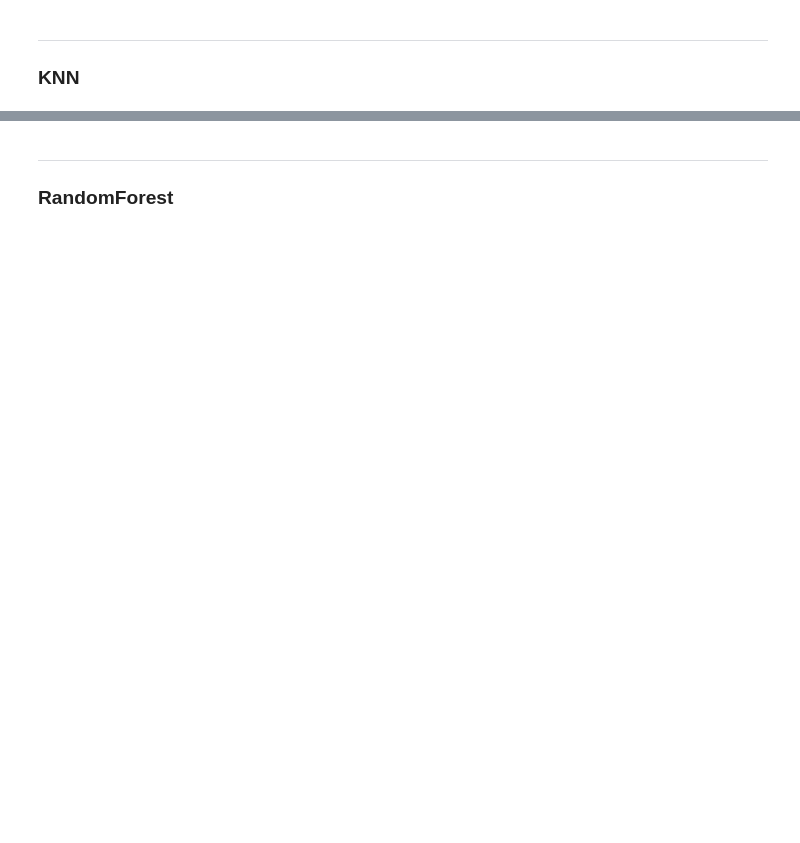
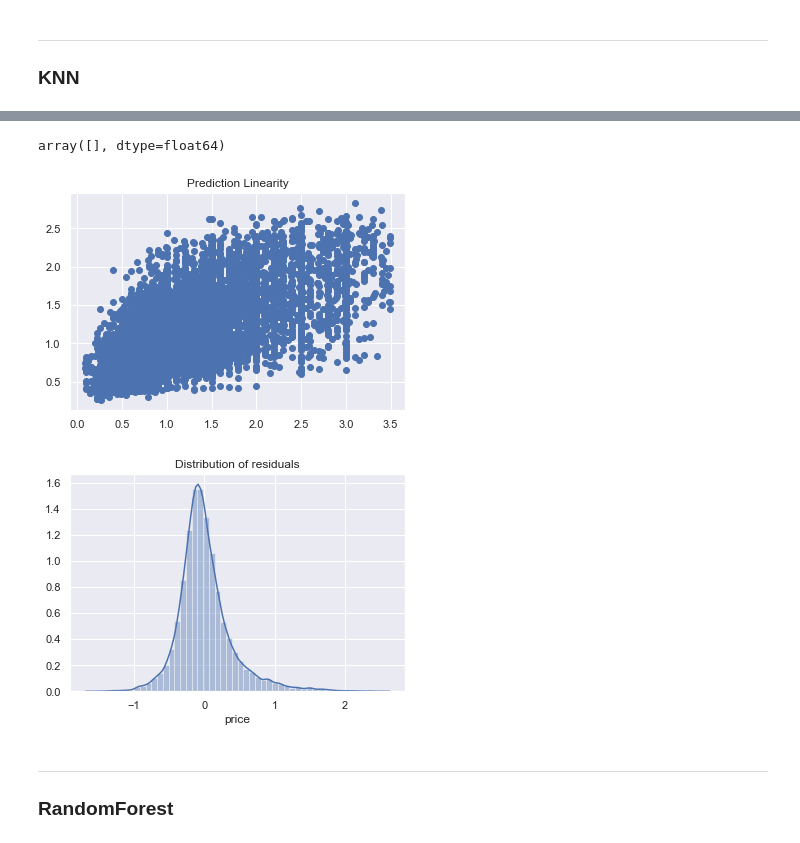
Before and after one commit to LudivineLacour/supervised-learning, a Jupyter notebook: code/modelling.ipynb, the cells around one changed output, grey strips where cells are left out. Drawn from its saved outputs; the diff is of its cells as text; code cells hidden in the pictures; blank space fills up the shorter version.

```diff
--- a/code/modelling.ipynb
+++ b/code/modelling.ipynb
@@ -111,6 +293,7 @@ print('RMSLE:',(mean_squared_log_error(y_test, y_pred_knn)**0.5),'\n')
 # %%
-# building model
-model_knn = KNeighborsRegressor(n_neighbors=5)
+# Rebuilding the best model
+
+model_knn = KNeighborsRegressor(n_neighbors=19)
 model_knn.fit(X_train, y_train)
 print('R^2 score for X_train:', model_knn.score(X_train, y_train),'\n')
 
@@ -123,3 +306,20 @@ print('MSE:', mean_squared_error(y_test,y_pred_knn))
 print('RMSE:', mean_squared_error(y_test,y_pred_knn, squared=False))
 print('MAPE:',mape(y_test,y_pred_knn))
 print('RMSLE:',(mean_squared_log_error(y_test, y_pred_knn)**0.5),'\n')
+
+
+# Testing with weights on distance
+
+model_knn_w = KNeighborsRegressor(n_neighbors=19, weights='distance')
+model_knn_w.fit(X_train, y_train)
+print('R^2 score for X_train with weighted distance:', model_knn_w.score(X_train, y_train),'\n')
+
+# predicting values
+y_pred_knn_w = model_knn_w.predict(X_test)
+
+# checking evaluation metrics
+print('R^2 score for X_test with weighted distance:', model_knn_w.score(X_test, y_test))
+print('MSE:', mean_squared_error(y_test,y_pred_knn_w))
+print('RMSE:', mean_squared_error(y_test,y_pred_knn_w, squared=False))
+print('MAPE:',mape(y_test,y_pred_knn_w))
+print('RMSLE:',(mean_squared_log_error(y_test, y_pred_knn_w)**0.5),'\n')
@@ -126,20 +342,22 @@ print('RMSLE:',(mean_squared_log_error(y_test, y_pred_knn)**0.5),'\n')
+# %%
+y_pred_knn[y_pred_knn<0]
+# %% [output]
+array([], dtype=float64)
 # %%
 # Checking predictions
 plt.scatter(y_test,y_pred_knn)
 plt.title('Prediction Linearity')
 plt.show()
 
 # Checking residuals
 resid=y_test-y_pred_knn
 
-print(resid.mean())
-plt.plot(resid)
-plt.title('Residuals Variance')
-plt.show()
-
 sns.distplot(resid)
 plt.title('Distribution of residuals')
 plt.show()
+# %% [output]
+[figure, added]
+[figure, added]
 # %% [markdown]
 ____________________
 ### RandomForest
```
Also changed, not shown: parts of 17 cells of this notebook.
